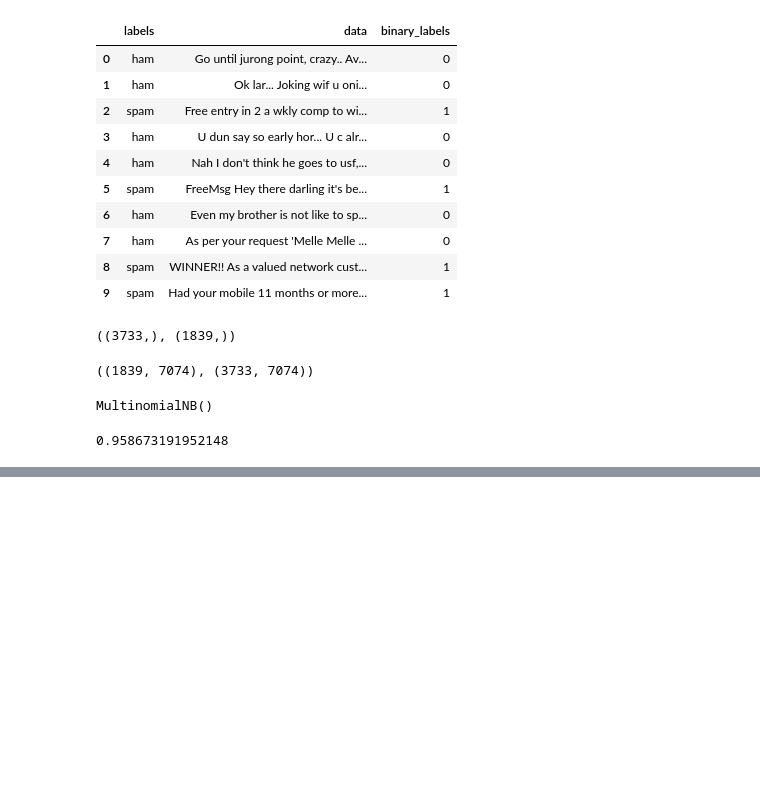
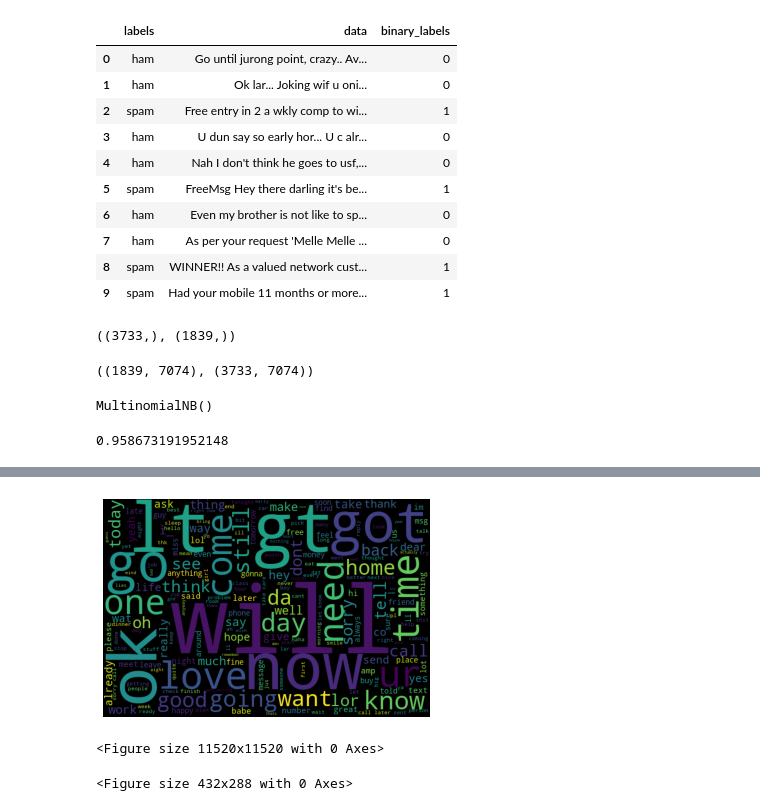
Before and after one commit to mralamdari/NLP-Spam-Detector, a Jupyter notebook: NLP_Spam_Detector.ipynb, the cells around one changed output, grey strips where cells are left out. Cells and saved outputs as stored; diff of their text form; code cells hidden in the pictures; blank space fills up the shorter version.

```diff
--- a/NLP_Spam_Detector.ipynb
+++ b/NLP_Spam_Detector.ipynb
@@ -196,0 +217,6 @@ visualize('ham')
+# %%
+visualize('ham', 1)
+# %% [output]
+[figure, added]
+<Figure size 11520x11520 with 0 Axes>
+<Figure size 432x288 with 0 Axes>
```
Also changed, not shown: parts of 5 cells of this notebook.
